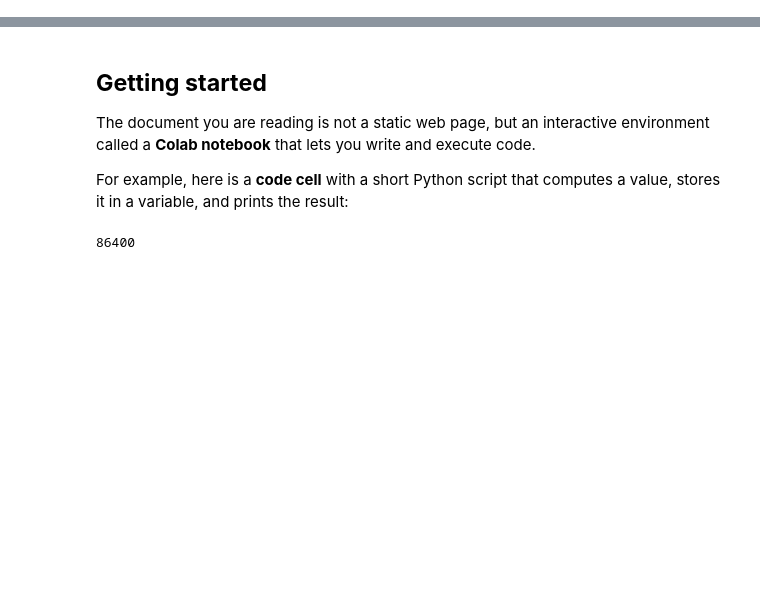
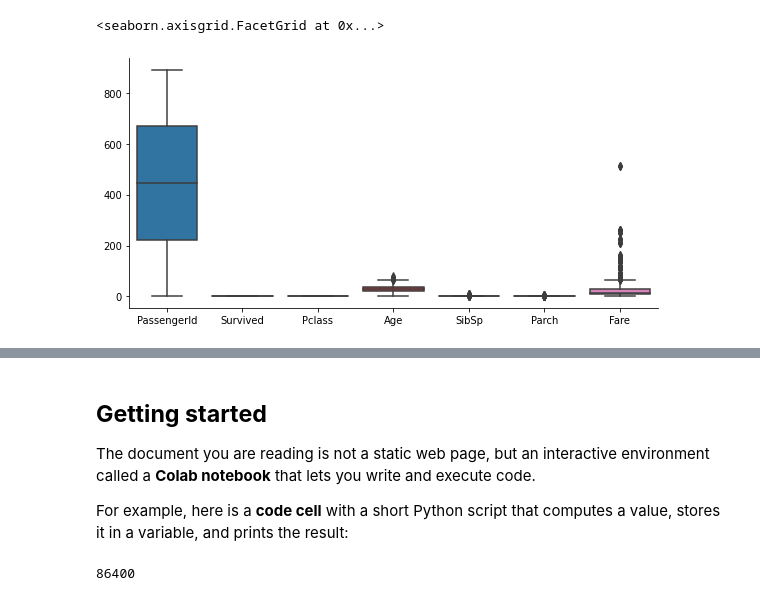
Before and after one commit to MarkeyArnault/Markey, a Jupyter notebook: Welcome_To_Colaboratory.ipynb, the cells around one changed output, grey strips where cells are left out. Drawn from its saved outputs; the diff is of its cells as text; code cells hidden in the pictures; blank space fills up the shorter version.

```diff
--- a/Welcome_To_Colaboratory.ipynb
+++ b/Welcome_To_Colaboratory.ipynb
@@ -165,0 +3,10 @@ fifth_powers()
+# %%
+import pandas as pd
+import numpy as np
+import matplotlib.pyplot as plt
+import missingno as msno
+import seaborn as sns
+
+
+df = pd.read_csv("https://raw.githubusercontent.com/datasciencedojo/datasets/master/titanic.csv")
+df.head()
@@ -165,0 +69,5 @@ fifth_powers()
+# %%
+sns.catplot(data=df , kind='box' , height=4, aspect=2)
+# %% [output]
+<seaborn.axisgrid.FacetGrid at 0x...>
+[figure, added]
```
Also changed, not shown: parts of 15 cells of this notebook.
